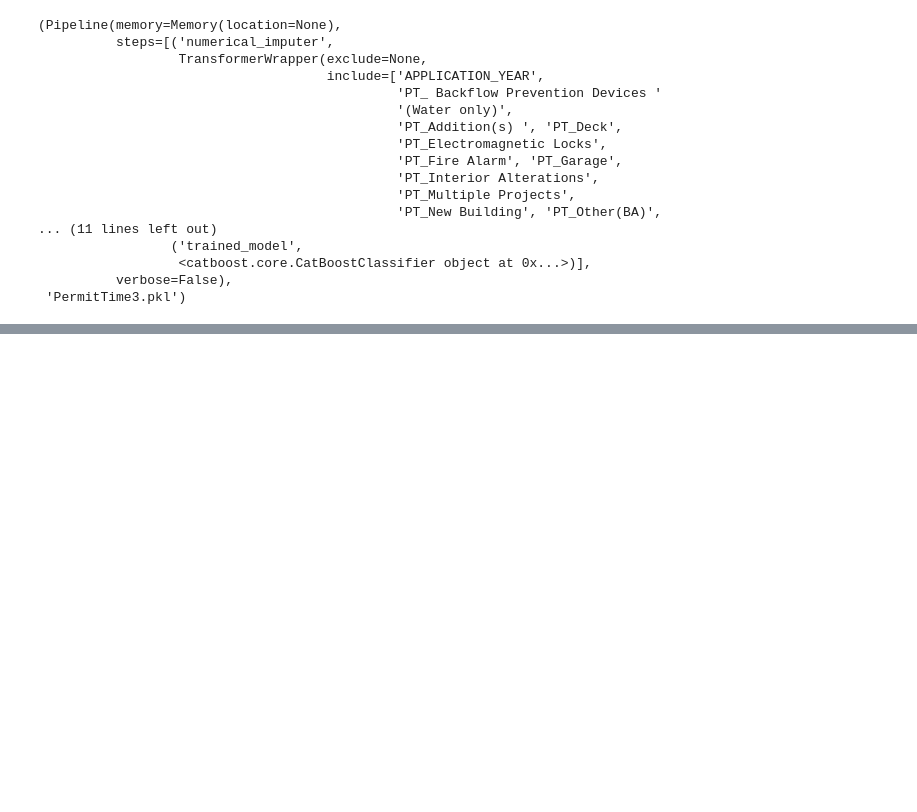
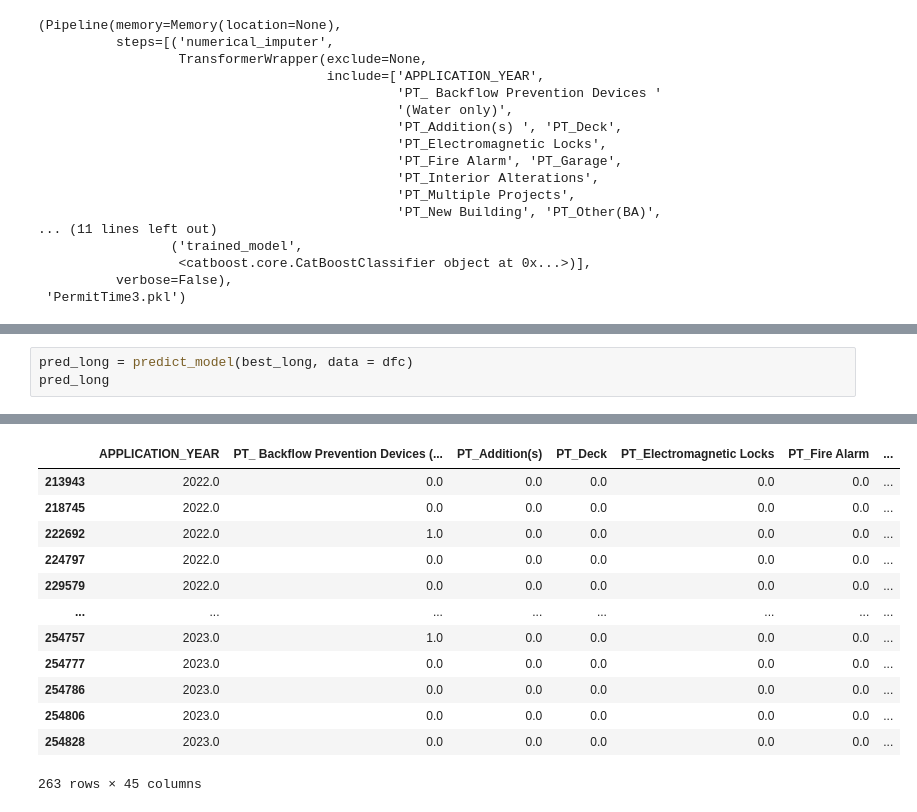
Before and after one commit to ThesanR/TorontoPermitClassification, a Jupyter notebook: PermitClass.ipynb, the cells around one changed output, grey strips where cells are left out. Cells and saved outputs as stored; diff of their text form; blank space fills up the shorter version.

```diff
--- a/PermitClass.ipynb
+++ b/PermitClass.ipynb
@@ -484,0 +541,4 @@ dfc
+# %%
+pred_long = predict_model(best_long, data = dfc)
+pred_long
+# %% [output]
@@ -484,0 +546,13 @@ dfc
+|  | APPLICATION_YEAR | PT_ Backflow Prevention Devices (... | PT_Addition(s) | PT_Deck | PT_Electromagnetic Locks | PT_Fire Alarm | ... |
+| 213943 | 2022.0 | 0.0 | 0.0 | 0.0 | 0.0 | 0.0 | ... |
+| 218745 | 2022.0 | 0.0 | 0.0 | 0.0 | 0.0 | 0.0 | ... |
+| 222692 | 2022.0 | 1.0 | 0.0 | 0.0 | 0.0 | 0.0 | ... |
+| 224797 | 2022.0 | 0.0 | 0.0 | 0.0 | 0.0 | 0.0 | ... |
+| 229579 | 2022.0 | 0.0 | 0.0 | 0.0 | 0.0 | 0.0 | ... |
+| ... | ... | ... | ... | ... | ... | ... | ... |
+| 254757 | 2023.0 | 1.0 | 0.0 | 0.0 | 0.0 | 0.0 | ... |
+| 254777 | 2023.0 | 0.0 | 0.0 | 0.0 | 0.0 | 0.0 | ... |
+| 254786 | 2023.0 | 0.0 | 0.0 | 0.0 | 0.0 | 0.0 | ... |
+| 254806 | 2023.0 | 0.0 | 0.0 | 0.0 | 0.0 | 0.0 | ... |
+| 254828 | 2023.0 | 0.0 | 0.0 | 0.0 | 0.0 | 0.0 | ... |
+263 rows × 45 columns
```
Also changed, not shown: parts of 5 cells of this notebook.
